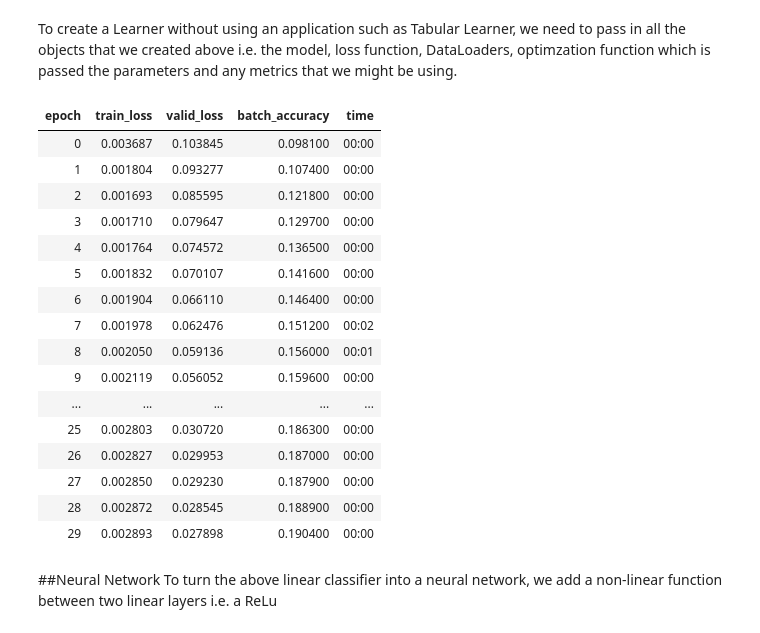
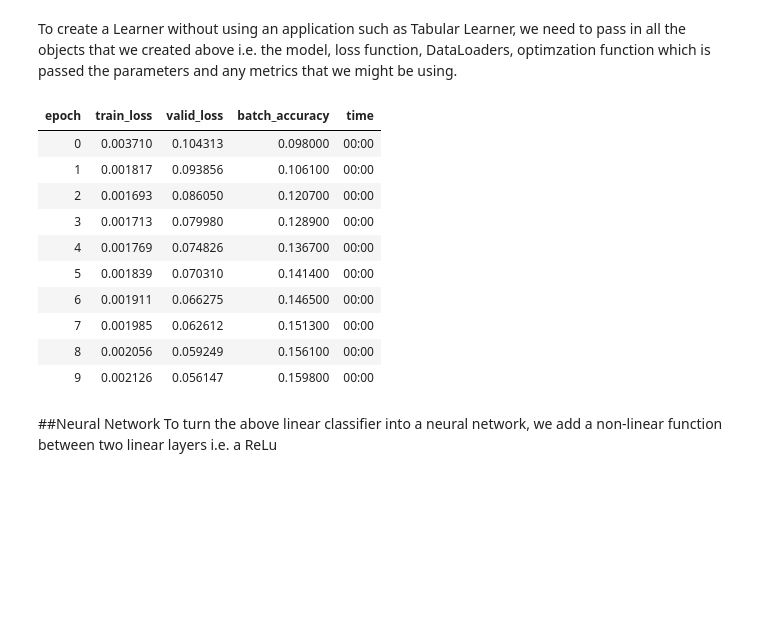
Before and after one commit to rubanzasilva/mnist_basics, a Jupyter notebook: mnist_full_ds.ipynb, the cells around one changed output. Cells and saved outputs as stored; diff of their text form; code cells hidden in the pictures; blank space fills up the shorter version.

```diff
--- a/mnist_full_ds.ipynb
+++ b/mnist_full_ds.ipynb
@@ -200,0 +252,4 @@ def linear1(xb):
+# %%
+#define linear model
+def linear1(xb):
+  return xb@weights + bias
@@ -379,6 +499,8 @@ def train_epoch(model):
     opt.zero_grad()
 # %% [markdown]
 fastai provides an SGD class which by default does the same thing as BasicOptim
+# %%
+lr = 1.
 # %%
 opt = SGD(linear_model.parameters(),lr)
 # %%
@@ -399,25 +523,19 @@ dls = DataLoaders(dl, valid_dl)
 # %%
 learn = Learner(dls, nn.Linear(28*28,1), opt_func=SGD, loss_func=mnist_loss, metrics=batch_accuracy)
 # %%
-learn.fit(30, lr=lr)
+learn.fit(10, lr=lr)
 # %% [output]
 | epoch | train_loss | valid_loss | batch_accuracy | time |
-| 0 | 0.003687 | 0.103845 | 0.098100 | 00:00 |
-| 1 | 0.001804 | 0.093277 | 0.107400 | 00:00 |
-| 2 | 0.001693 | 0.085595 | 0.121800 | 00:00 |
-| 3 | 0.001710 | 0.079647 | 0.129700 | 00:00 |
-| 4 | 0.001764 | 0.074572 | 0.136500 | 00:00 |
-| 5 | 0.001832 | 0.070107 | 0.141600 | 00:00 |
-| 6 | 0.001904 | 0.066110 | 0.146400 | 00:00 |
-| 7 | 0.001978 | 0.062476 | 0.151200 | 00:02 |
-| 8 | 0.002050 | 0.059136 | 0.156000 | 00:01 |
-| 9 | 0.002119 | 0.056052 | 0.159600 | 00:00 |
-| ... | ... | ... | ... | ... |
-| 25 | 0.002803 | 0.030720 | 0.186300 | 00:00 |
-| 26 | 0.002827 | 0.029953 | 0.187000 | 00:00 |
-| 27 | 0.002850 | 0.029230 | 0.187900 | 00:00 |
-| 28 | 0.002872 | 0.028545 | 0.188900 | 00:00 |
-| 29 | 0.002893 | 0.027898 | 0.190400 | 00:00 |
+| 0 | 0.003710 | 0.104313 | 0.098000 | 00:00 |
+| 1 | 0.001817 | 0.093856 | 0.106100 | 00:00 |
+| 2 | 0.001693 | 0.086050 | 0.120700 | 00:00 |
+| 3 | 0.001713 | 0.079980 | 0.128900 | 00:00 |
+| 4 | 0.001769 | 0.074826 | 0.136700 | 00:00 |
+| 5 | 0.001839 | 0.070310 | 0.141400 | 00:00 |
+| 6 | 0.001911 | 0.066275 | 0.146500 | 00:00 |
+| 7 | 0.001985 | 0.062612 | 0.151300 | 00:00 |
+| 8 | 0.002056 | 0.059249 | 0.156100 | 00:00 |
+| 9 | 0.002126 | 0.056147 | 0.159800 | 00:00 |
 # %% [markdown]
 ##Neural Network
 To turn the above linear classifier into a neural network, we add a non-linear function between two linear layers i.e. a ReLu
```
Also changed, not shown: parts of 65 cells of this notebook.
